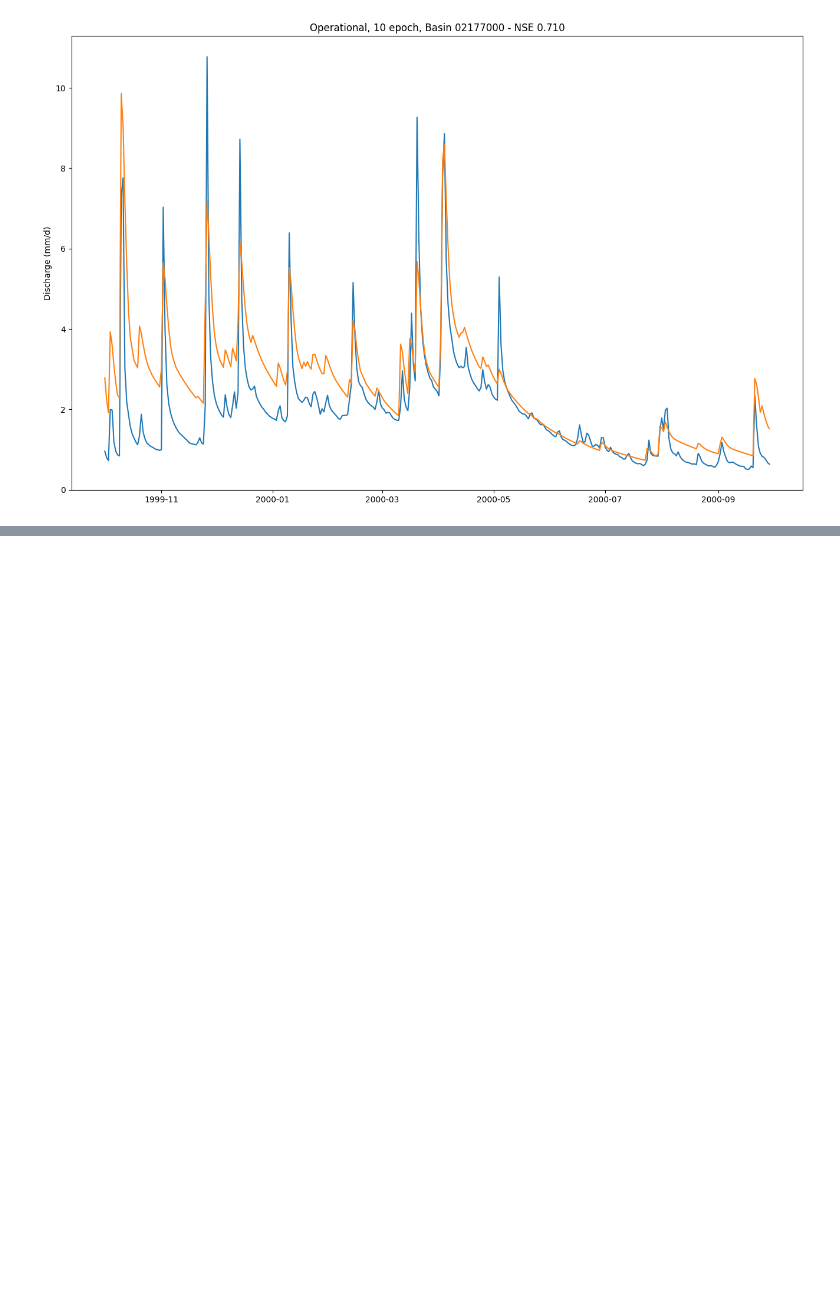
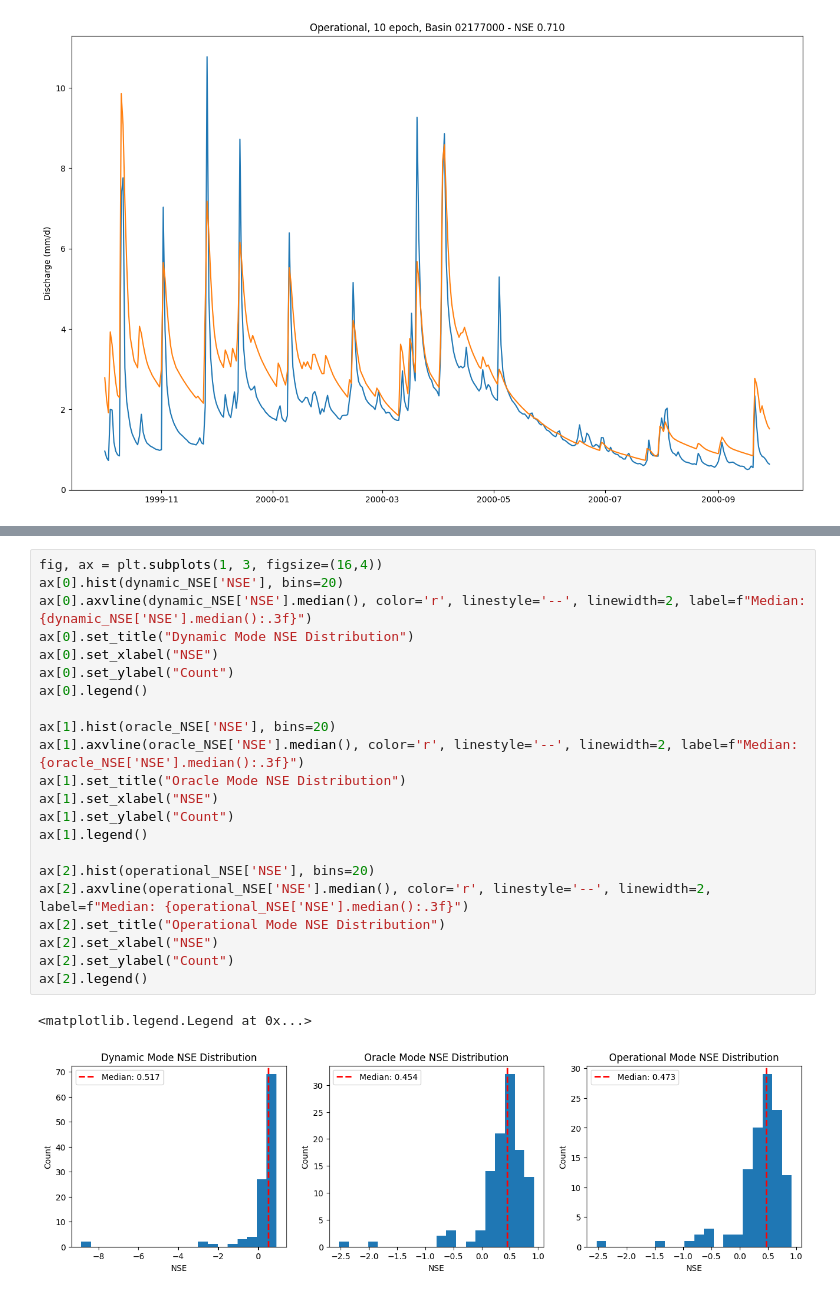
Before and after one commit to mines-ciroh/neuralhydrology-dcfe, a Jupyter notebook: examples/07-DCFE/smokeTest.ipynb, the cells around one changed output, grey strips where cells are left out. Saved outputs shown, nothing was run; the diff lists cells and outputs as text; blank space fills up the shorter version.

```diff
--- a/examples/07-DCFE/smokeTest.ipynb
+++ b/examples/07-DCFE/smokeTest.ipynb
@@ -261,0 +293,25 @@ Text(0.5, 1.0, 'Operational, 10 epoch, Basin 02177000 - NSE 0.710')
+# %%
+fig, ax = plt.subplots(1, 3, figsize=(16,4))
+ax[0].hist(dynamic_NSE['NSE'], bins=20)
+ax[0].axvline(dynamic_NSE['NSE'].median(), color='r', linestyle='--', linewidth=2, label=f"Median: {dynamic_NSE['NSE'].median():.3f}")
+ax[0].set_title("Dynamic Mode NSE Distribution")
+ax[0].set_xlabel("NSE")
+ax[0].set_ylabel("Count")
+ax[0].legend()
+
+ax[1].hist(oracle_NSE['NSE'], bins=20)
+ax[1].axvline(oracle_NSE['NSE'].median(), color='r', linestyle='--', linewidth=2, label=f"Median: {oracle_NSE['NSE'].median():.3f}")
+ax[1].set_title("Oracle Mode NSE Distribution")
+ax[1].set_xlabel("NSE")
+ax[1].set_ylabel("Count")
+ax[1].legend()
+
+ax[2].hist(operational_NSE['NSE'], bins=20)
+ax[2].axvline(operational_NSE['NSE'].median(), color='r', linestyle='--', linewidth=2, label=f"Median: {operational_NSE['NSE'].median():.3f}")
+ax[2].set_title("Operational Mode NSE Distribution")
+ax[2].set_xlabel("NSE")
+ax[2].set_ylabel("Count")
+ax[2].legend()
+# %% [output]
+<matplotlib.legend.Legend at 0x...>
+[figure, added]
```
Also changed, not shown: parts of 13 cells of this notebook, 3 other files.
